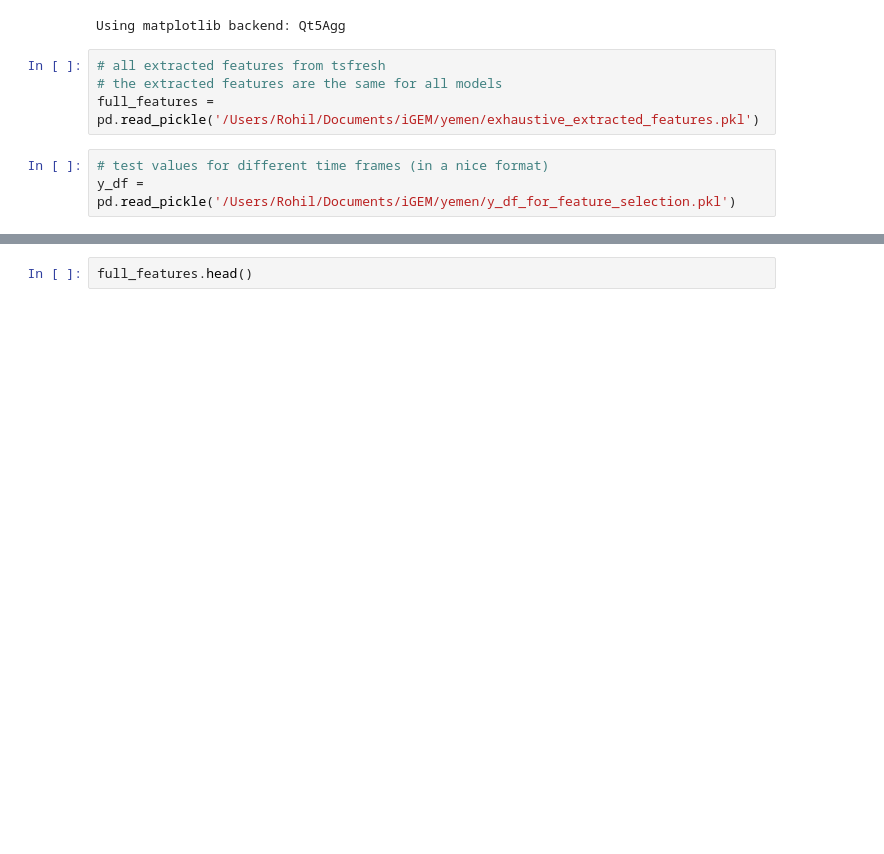
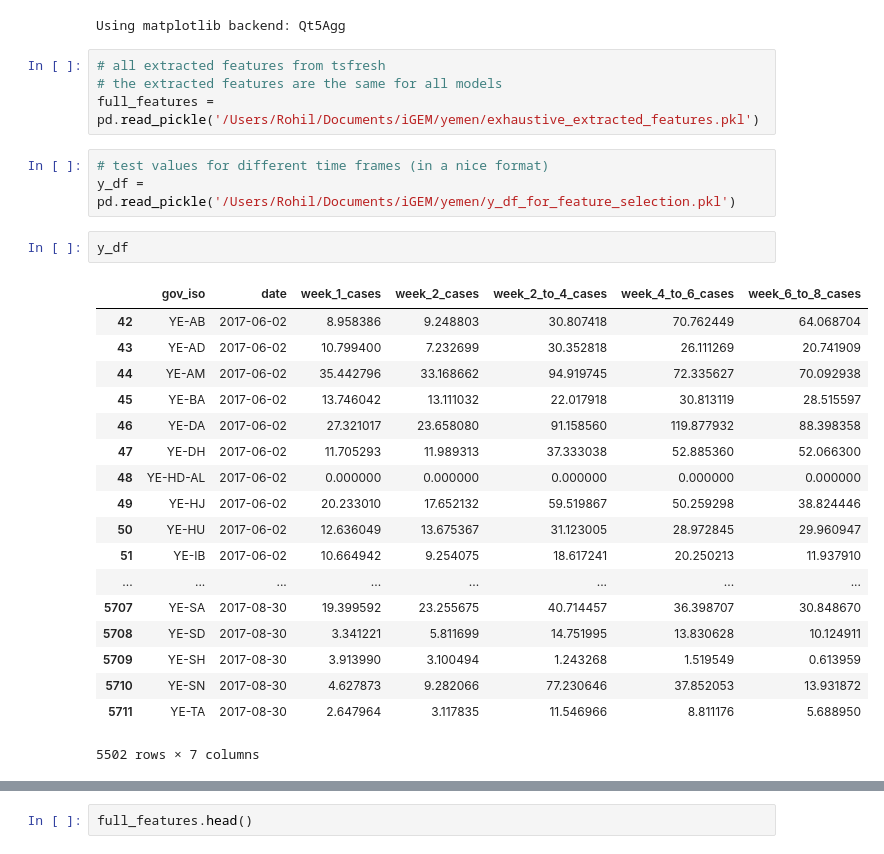
Before and after one commit to rohilbadkundri/CALM, a Jupyter notebook: exhaustive_feature_selection.ipynb, the cells around one changed output, grey strips where cells are left out. Cells and saved outputs as stored; diff of their text form; blank space fills up the shorter version.

```diff
--- a/exhaustive_feature_selection.ipynb
+++ b/exhaustive_feature_selection.ipynb
@@ -30,3 +30,24 @@ full_features = pd.read_pickle('/Users/Rohil/Documents/iGEM/yemen/exhaustive_ext
 # %%
 # test values for different time frames (in a nice format)
 y_df = pd.read_pickle('/Users/Rohil/Documents/iGEM/yemen/y_df_for_feature_selection.pkl')
+# %%
+y_df
+# %% [output]
+|  | gov_iso | date | week_1_cases | week_2_cases | week_2_to_4_cases | week_4_to_6_cases | week_6_to_8_cases |
+| 42 | YE-AB | 2017-06-02 | 8.958386 | 9.248803 | 30.807418 | 70.762449 | 64.068704 |
+| 43 | YE-AD | 2017-06-02 | 10.799400 | 7.232699 | 30.352818 | 26.111269 | 20.741909 |
+| 44 | YE-AM | 2017-06-02 | 35.442796 | 33.168662 | 94.919745 | 72.335627 | 70.092938 |
+| 45 | YE-BA | 2017-06-02 | 13.746042 | 13.111032 | 22.017918 | 30.813119 | 28.515597 |
+| 46 | YE-DA | 2017-06-02 | 27.321017 | 23.658080 | 91.158560 | 119.877932 | 88.398358 |
+| 47 | YE-DH | 2017-06-02 | 11.705293 | 11.989313 | 37.333038 | 52.885360 | 52.066300 |
+| 48 | YE-HD-AL | 2017-06-02 | 0.000000 | 0.000000 | 0.000000 | 0.000000 | 0.000000 |
+| 49 | YE-HJ | 2017-06-02 | 20.233010 | 17.652132 | 59.519867 | 50.259298 | 38.824446 |
+| 50 | YE-HU | 2017-06-02 | 12.636049 | 13.675367 | 31.123005 | 28.972845 | 29.960947 |
+| 51 | YE-IB | 2017-06-02 | 10.664942 | 9.254075 | 18.617241 | 20.250213 | 11.937910 |
+| ... | ... | ... | ... | ... | ... | ... | ... |
+| 5707 | YE-SA | 2017-08-30 | 19.399592 | 23.255675 | 40.714457 | 36.398707 | 30.848670 |
+| 5708 | YE-SD | 2017-08-30 | 3.341221 | 5.811699 | 14.751995 | 13.830628 | 10.124911 |
+| 5709 | YE-SH | 2017-08-30 | 3.913990 | 3.100494 | 1.243268 | 1.519549 | 0.613959 |
+| 5710 | YE-SN | 2017-08-30 | 4.627873 | 9.282066 | 77.230646 | 37.852053 | 13.931872 |
+| 5711 | YE-TA | 2017-08-30 | 2.647964 | 3.117835 | 11.546966 | 8.811176 | 5.688950 |
+5502 rows × 7 columns
```
Also changed, not shown: parts of 6 cells of this notebook.
